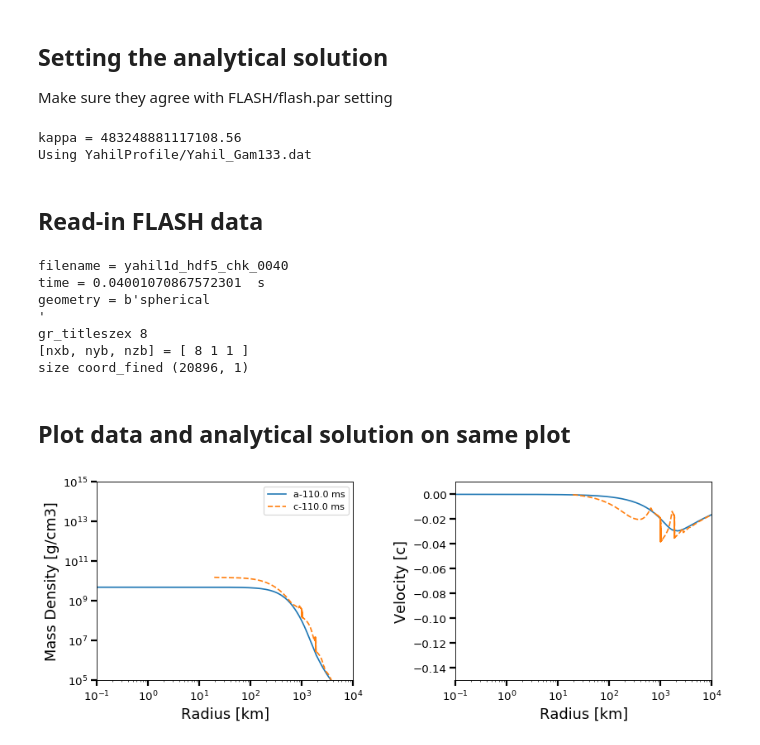
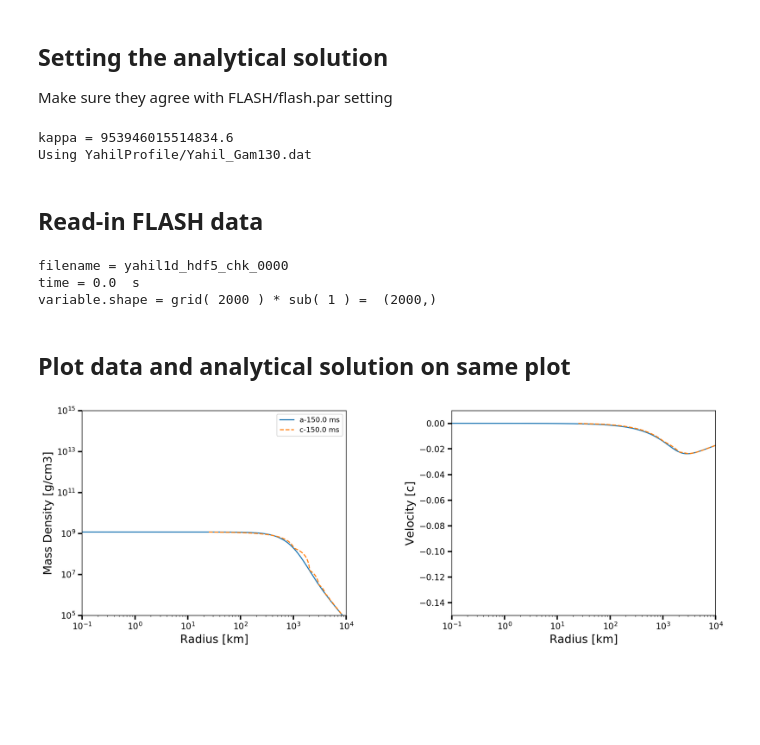
Before and after one commit to ranchu1/Jupyter_FLASH, a Jupyter notebook: UnitTest/View_FLASH_Yahil_1D_vsAnalytical.ipynb, the cells around one changed output. Saved outputs shown, nothing was run; the diff lists cells and outputs as text; code cells hidden in the pictures; blank space fills up the shorter version.

```diff
--- a/UnitTest/View_FLASH_Yahil_1D_vsAnalytical.ipynb
+++ b/UnitTest/View_FLASH_Yahil_1D_vsAnalytical.ipynb
@@ -18,8 +18,8 @@ kilometer   = 1e3 * meter
 Gravitational_constant = 6.673e-8                   # CGS
 light_speed            = 3e10 * centimeter / second # [cm s-1]
 
-gamma       = 1.33
-profilename = 'Yahil_Gam133.dat'
+gamma       = 1.30
+profilename = 'Yahil_Gam130.dat'
 
 collapse_time     = 150 * millisecond
 central_density   = 7.0e9*gram/(centimeter**3) # [g cm^-3]
@@ -34,29 +34,26 @@ print('kappa =', kappa)
 
 [X1D, D1D, V1D, M1D] = rcIO.IO_YahilProfile(profilename)
 # %% [output]
-kappa = 483248881117108.56
-Using YahilProfile/Yahil_Gam133.dat
+kappa = 953946015514834.6
+Using YahilProfile/Yahil_Gam130.dat
 # %% [markdown]
 ## Read-in FLASH data
 # %%
 # 0 - initial or ID * 0.001s
-fileID = 40
+fileID = 0
 
 # data in
 [ time, radius_1dx, dens_1dx, velx_1dx ] \
-= rcIO.test_FLASH_IO_convert2_1D( '', 'yahil1d_hdf5_chk_', fileID, 'nodescribe' )
+= rcIO.FLASH_IO_1D( '', 'yahil1d_hdf5_chk_', fileID, 'nodescribe' )
 # %% [output]
-filename = yahil1d_hdf5_chk_0040
-time = 0.04001070867572301  s
-geometry = b'spherical                                                                       '
-gr_titleszex 8
-[nxb, nyb, nzb] = [ 8 1 1 ]
-size coord_fined (20896, 1)
+filename = yahil1d_hdf5_chk_0000
+time = 0.0  s
+variable.shape = grid( 2000 ) * sub( 1 ) =  (2000,)
 # %% [markdown]
 ## Plot data and analytical solution on same plot
 # %%
 import matplotlib.pyplot as plt
-fig, axs = plt.subplots(1,2, figsize=(12, 6), dpi= 80, facecolor='w', edgecolor='k')
+fig, axs = plt.subplots(1,2, figsize=(16, 8), dpi= 160, facecolor='w', edgecolor='k')
 fig.subplots_adjust(hspace = 2.5, wspace= 0.4) # (hspace = .5, wspace=.001)
 
 axs = axs.ravel()
@@ -78,32 +75,33 @@ for mt in test_time:
 
     ax1 = plt.subplot(121)
     plt.loglog(radius/kilometer, D,label='a-%.1f'%(mt*1e3)+' ms')
-    plt.loglog(radius_1dx/kilometer, dens_1dx,'--',label='c-%.1f'%(150-time*1e3)+' ms')
+    plt.loglog(radius_1dx/kilometer, dens_1dx,'--',\
+               label='c-%.1f'%(150-time*1e3)+' ms')
 
     ax2 = plt.subplot(122)
     plt.semilogx(radius/kilometer,V/light_speed)
     plt.semilogx(radius_1dx/kilometer, velx_1dx/light_speed,'--')
 
 
 ax1 = plt.subplot(121)
 plt.legend(loc='best')
 plt.xlim((1e-1, 1e4))
 plt.ylim((1e5, 1e15))
 plt.xlabel('Radius [km]',fontsize=16)
 plt.ylabel('Mass Density [g/cm3]',fontsize=16)
 ax1.tick_params(direction='out', length=6, width=2, colors='k',
                 grid_color='k', grid_alpha=0.5,labelsize = 12)
 
 ax2 = plt.subplot(122)
 plt.xlim((1e-1, 1e4))
 plt.ylim((-0.15, 0.01))
 plt.xlabel('Radius [km]',fontsize=16)
 plt.ylabel('Velocity [c]',fontsize=16)
 ax2.tick_params(direction='out', length=6, width=2, colors='k',
                 grid_color='k', grid_alpha=0.5,labelsize = 12)
 
 
 plt.subplots_adjust(bottom=0.25, top=0.75)
 plt.show()
 # %% [output]
-[figure, old version]
+[figure, new version]
```
Also changed, not shown: 1 other file.
